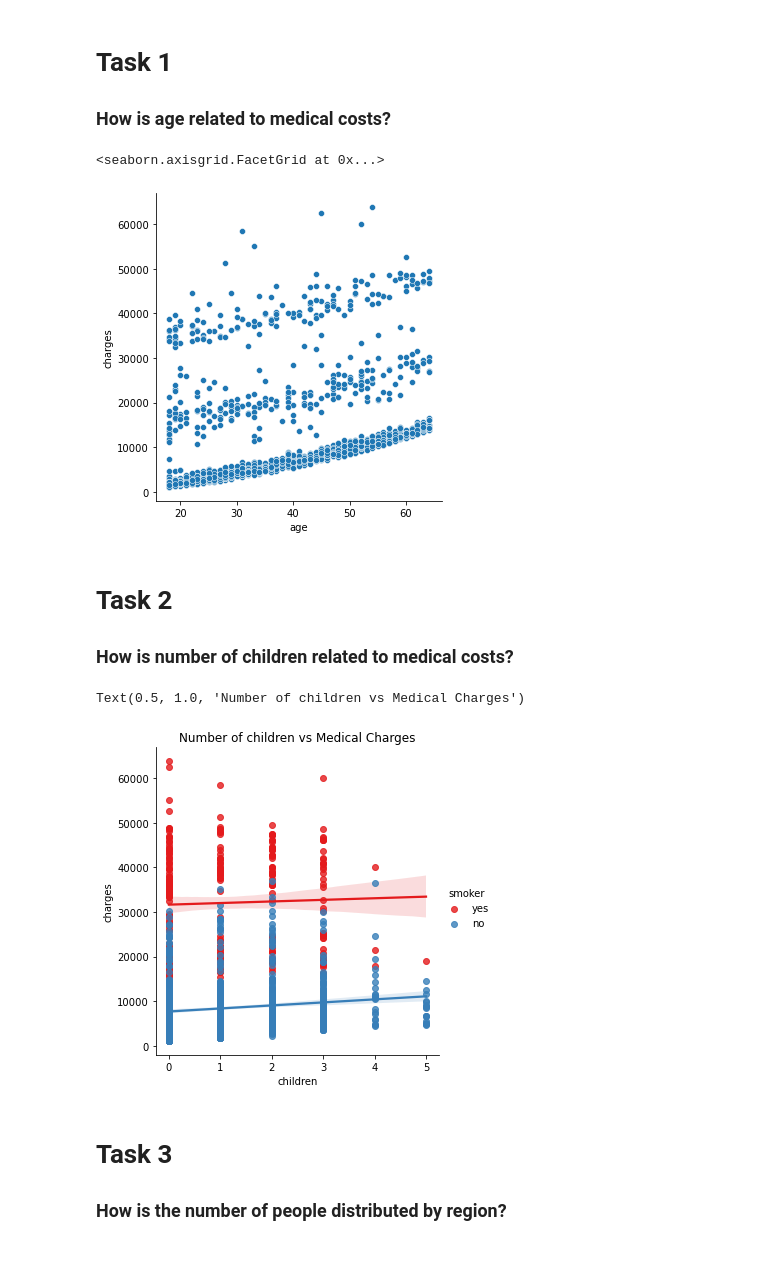
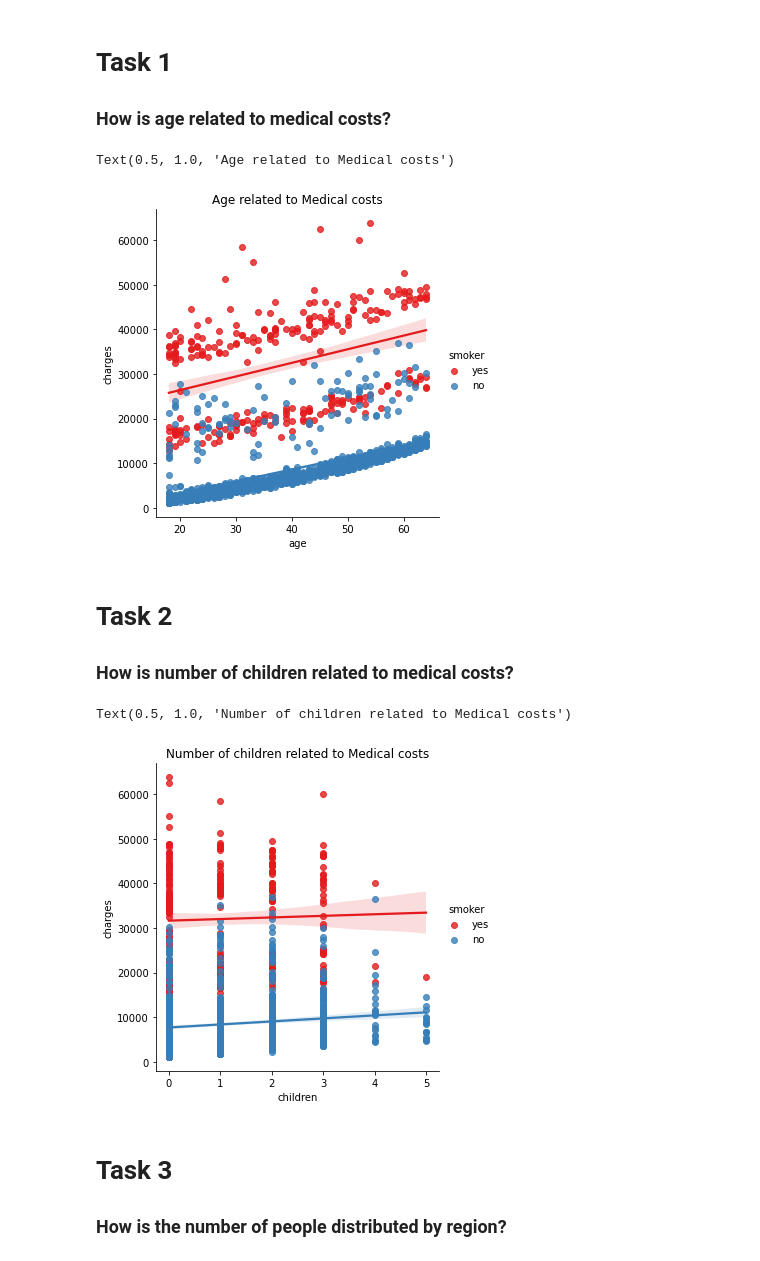
Before and after one commit to TJ-Mothokho/DataAnaylsis_Practical-Assessments, a Jupyter notebook: Medical_Costs_Case_Study-Practical_Assessment/MedicalCost_Practical_Assessment.ipynb, the cells around one changed output. Cells and saved outputs as stored; diff of their text form; code cells hidden in the pictures.

```diff
--- a/Medical_Costs_Case_Study-Practical_Assessment/MedicalCost_Practical_Assessment.ipynb
+++ b/Medical_Costs_Case_Study-Practical_Assessment/MedicalCost_Practical_Assessment.ipynb
@@ -94,20 +94,21 @@ memory usage: 83.6+ KB
 ### How is age related to medical costs?
 # %%
 #Plotting a relational plot between age and charges
-sns.relplot(x='age', y='charges', data=insurance)
+ax = sns.lmplot(x = 'age', y = 'charges', data = insurance, hue = 'smoker', palette = 'Set1')
+plt.title('Age related to Medical costs')
 # %% [output]
-<seaborn.axisgrid.FacetGrid at 0x...>
+Text(0.5, 1.0, 'Age related to Medical costs')
-[figure, old version]
+[figure, new version]
 # %% [markdown]
 # Task 2
 ### How is number of children related to medical costs?
 # %%
 #Plotting a relational plot between children and charges
 ax = sns.lmplot(x = 'children', y = 'charges', data = insurance, hue = 'smoker', palette = 'Set1')
-plt.title('Number of children vs Medical Charges')
+plt.title('Number of children related to Medical costs')
 # %% [output]
-Text(0.5, 1.0, 'Number of children vs Medical Charges')
+Text(0.5, 1.0, 'Number of children related to Medical costs')
-[figure, old version]
+[figure, new version]
 # %% [markdown]
 # Task 3
 ###  How is the number of people distributed by region?
```
